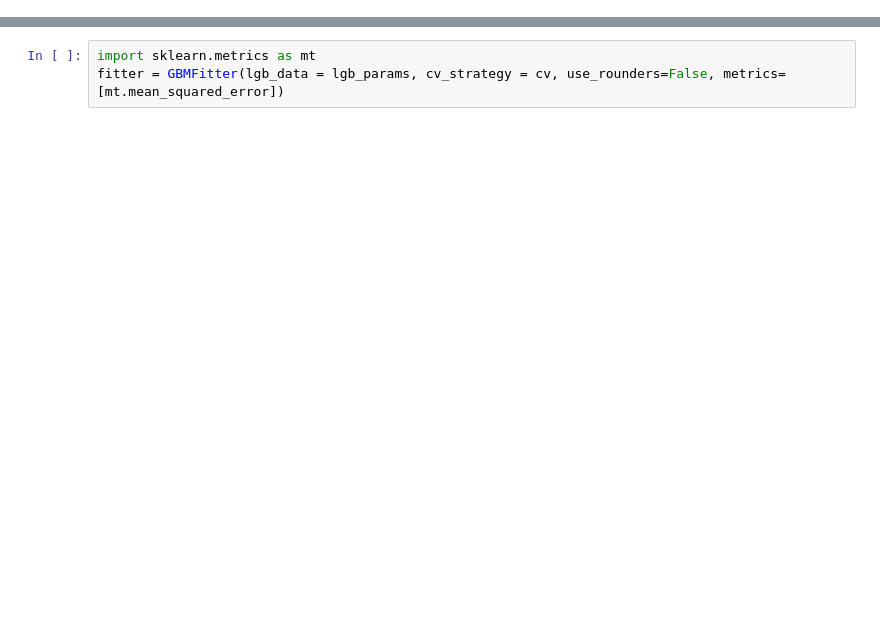
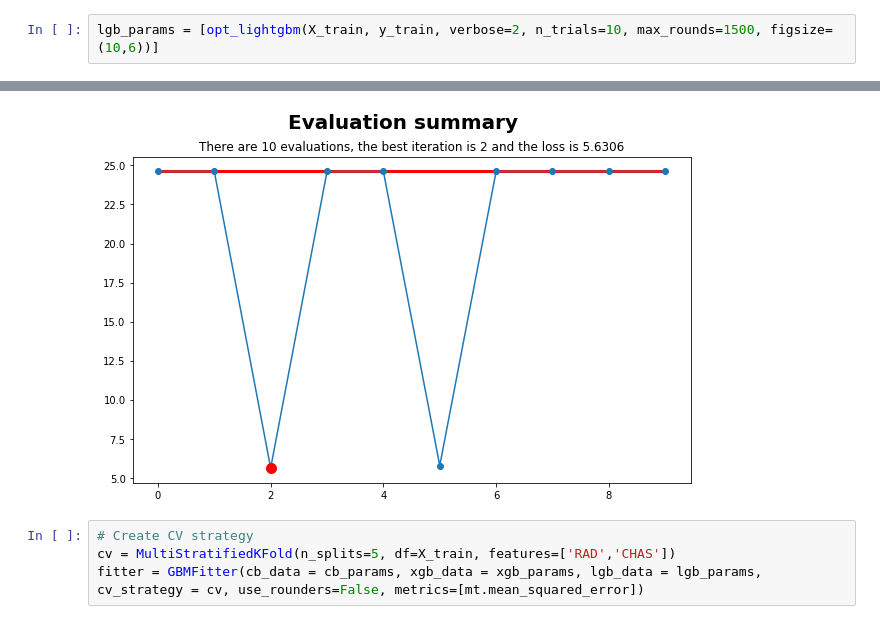
Before and after one commit to benayas1/benatools, a Jupyter notebook: Demo_GBM.ipynb, the cells around one changed output, grey strips where cells are left out. Drawn from its saved outputs; the diff is of its cells as text; blank space fills up the shorter version.

```diff
--- a/Demo_GBM.ipynb
+++ b/Demo_GBM.ipynb
@@ -46,0 +66,3 @@ from gbm.bundle import GBMFitter
+# %%
+lgb_params = [opt_lightgbm(X_train, y_train, verbose=2, n_trials=10, max_rounds=1500, figsize=(10,6))]
+# %% [output]
@@ -47,4 +79,6 @@ from gbm.bundle import GBMFitter
+[figure, added]
 # %%
-import sklearn.metrics as mt
-fitter = GBMFitter(lgb_data = lgb_params, cv_strategy = cv, use_rounders=False, metrics=[mt.mean_squared_error])
+# Create CV strategy
+cv = MultiStratifiedKFold(n_splits=5, df=X_train, features=['RAD','CHAS'])
+fitter = GBMFitter(cb_data = cb_params, xgb_data = xgb_params, lgb_data = lgb_params, cv_strategy = cv, use_rounders=False, metrics=[mt.mean_squared_error])
 # %%
```
Also changed, not shown: parts of 12 cells of this notebook.
